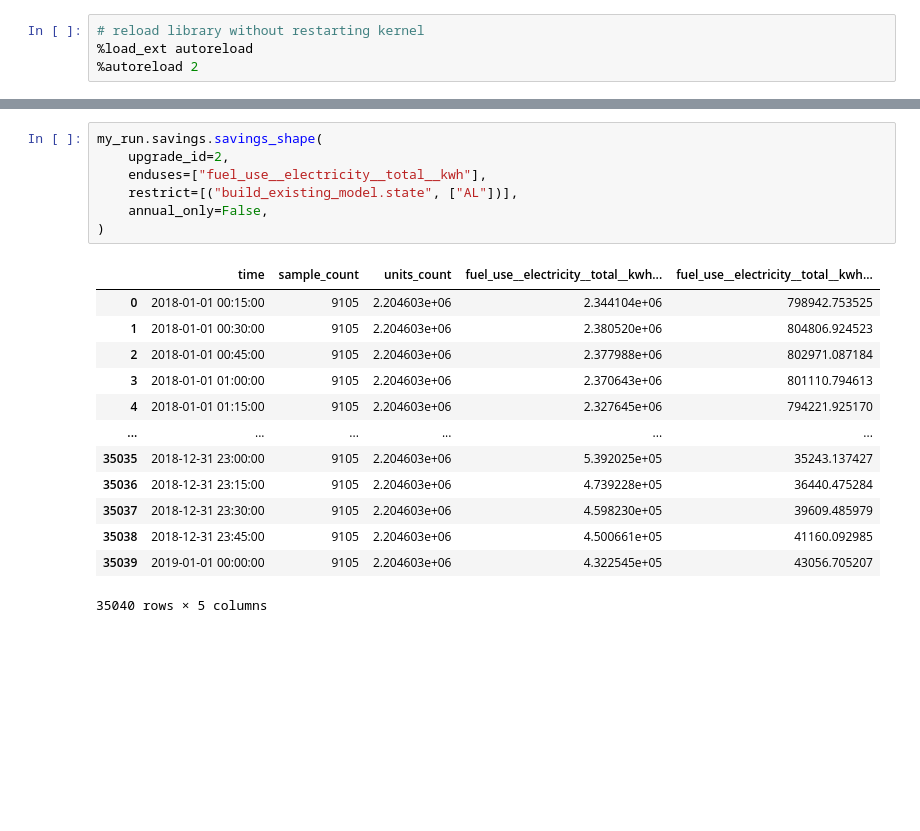
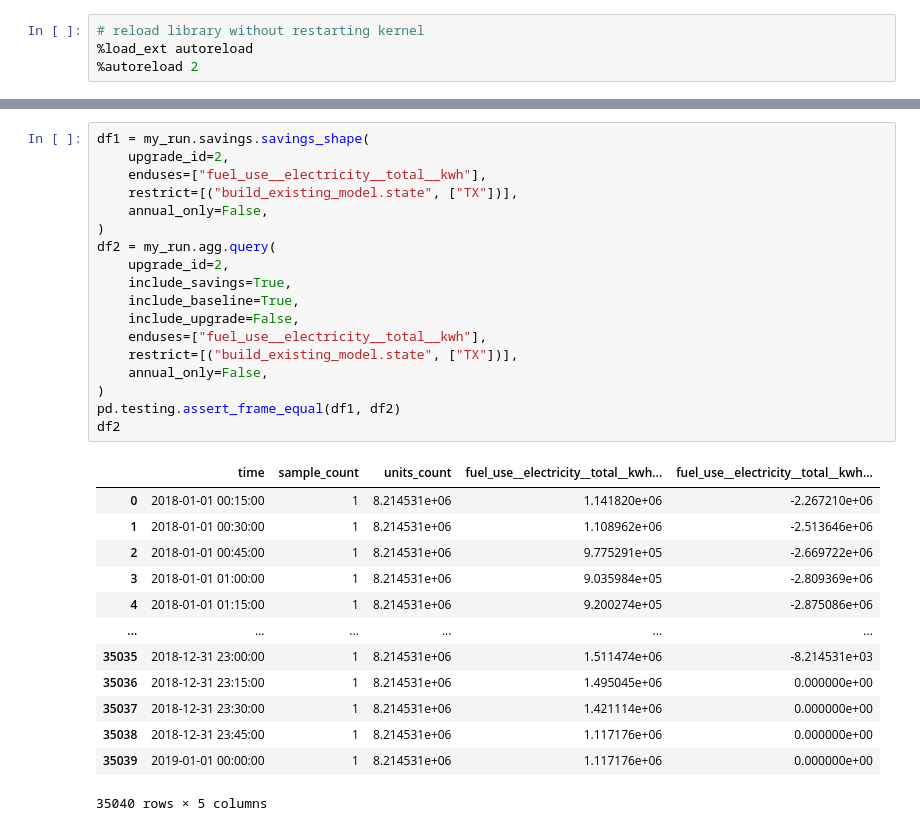
Before and after one commit to NREL/buildstock-query, a Jupyter notebook: example_usage/aggregates_and_savings.ipynb, the cells around one changed output, grey strips where cells are left out. Cells and saved outputs as stored; diff of their text form; blank space fills up the shorter version.

```diff
--- a/example_usage/aggregates_and_savings.ipynb
+++ b/example_usage/aggregates_and_savings.ipynb
@@ -221,21 +210,32 @@ INFO:buildstock_query.aggregate_query:Restricting query to Upgrade 0.
 # %%
-my_run.savings.savings_shape(
+df1 = my_run.savings.savings_shape(
     upgrade_id=2,
     enduses=["fuel_use__electricity__total__kwh"],
-    restrict=[("build_existing_model.state", ["AL"])],
+    restrict=[("build_existing_model.state", ["TX"])],
     annual_only=False,
 )
+df2 = my_run.agg.query(
+    upgrade_id=2,
+    include_savings=True,
+    include_baseline=True,
+    include_upgrade=False,
+    enduses=["fuel_use__electricity__total__kwh"],
+    restrict=[("build_existing_model.state", ["TX"])],
+    annual_only=False,
+)
+pd.testing.assert_frame_equal(df1, df2)
+df2
 # %% [output]
 |  | time | sample_count | units_count | fuel_use__electricity__total__kwh... | fuel_use__electricity__total__kwh... |
-| 0 | 2018-01-01 00:15:00 | 9105 | 2.204603e+06 | 2.344104e+06 | 798942.753525 |
-| 1 | 2018-01-01 00:30:00 | 9105 | 2.204603e+06 | 2.380520e+06 | 804806.924523 |
-| 2 | 2018-01-01 00:45:00 | 9105 | 2.204603e+06 | 2.377988e+06 | 802971.087184 |
-| 3 | 2018-01-01 01:00:00 | 9105 | 2.204603e+06 | 2.370643e+06 | 801110.794613 |
-| 4 | 2018-01-01 01:15:00 | 9105 | 2.204603e+06 | 2.327645e+06 | 794221.925170 |
+| 0 | 2018-01-01 00:15:00 | 1 | 8.214531e+06 | 1.141820e+06 | -2.267210e+06 |
+| 1 | 2018-01-01 00:30:00 | 1 | 8.214531e+06 | 1.108962e+06 | -2.513646e+06 |
+| 2 | 2018-01-01 00:45:00 | 1 | 8.214531e+06 | 9.775291e+05 | -2.669722e+06 |
+| 3 | 2018-01-01 01:00:00 | 1 | 8.214531e+06 | 9.035984e+05 | -2.809369e+06 |
+| 4 | 2018-01-01 01:15:00 | 1 | 8.214531e+06 | 9.200274e+05 | -2.875086e+06 |
 | ... | ... | ... | ... | ... | ... |
-| 35035 | 2018-12-31 23:00:00 | 9105 | 2.204603e+06 | 5.392025e+05 | 35243.137427 |
-| 35036 | 2018-12-31 23:15:00 | 9105 | 2.204603e+06 | 4.739228e+05 | 36440.475284 |
-| 35037 | 2018-12-31 23:30:00 | 9105 | 2.204603e+06 | 4.598230e+05 | 39609.485979 |
-| 35038 | 2018-12-31 23:45:00 | 9105 | 2.204603e+06 | 4.500661e+05 | 41160.092985 |
-| 35039 | 2019-01-01 00:00:00 | 9105 | 2.204603e+06 | 4.322545e+05 | 43056.705207 |
+| 35035 | 2018-12-31 23:00:00 | 1 | 8.214531e+06 | 1.511474e+06 | -8.214531e+03 |
+| 35036 | 2018-12-31 23:15:00 | 1 | 8.214531e+06 | 1.495045e+06 | 0.000000e+00 |
+| 35037 | 2018-12-31 23:30:00 | 1 | 8.214531e+06 | 1.421114e+06 | 0.000000e+00 |
+| 35038 | 2018-12-31 23:45:00 | 1 | 8.214531e+06 | 1.117176e+06 | 0.000000e+00 |
+| 35039 | 2019-01-01 00:00:00 | 1 | 8.214531e+06 | 1.117176e+06 | 0.000000e+00 |
 35040 rows × 5 columns
```
Also changed, not shown: parts of 28 cells of this notebook, 13 other files.
